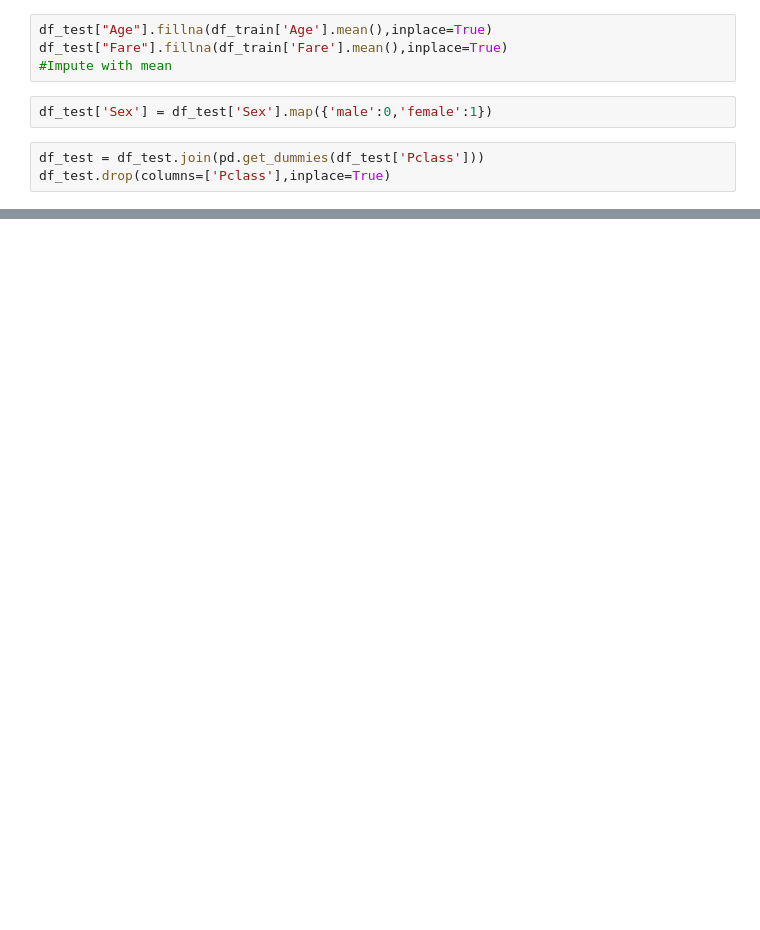
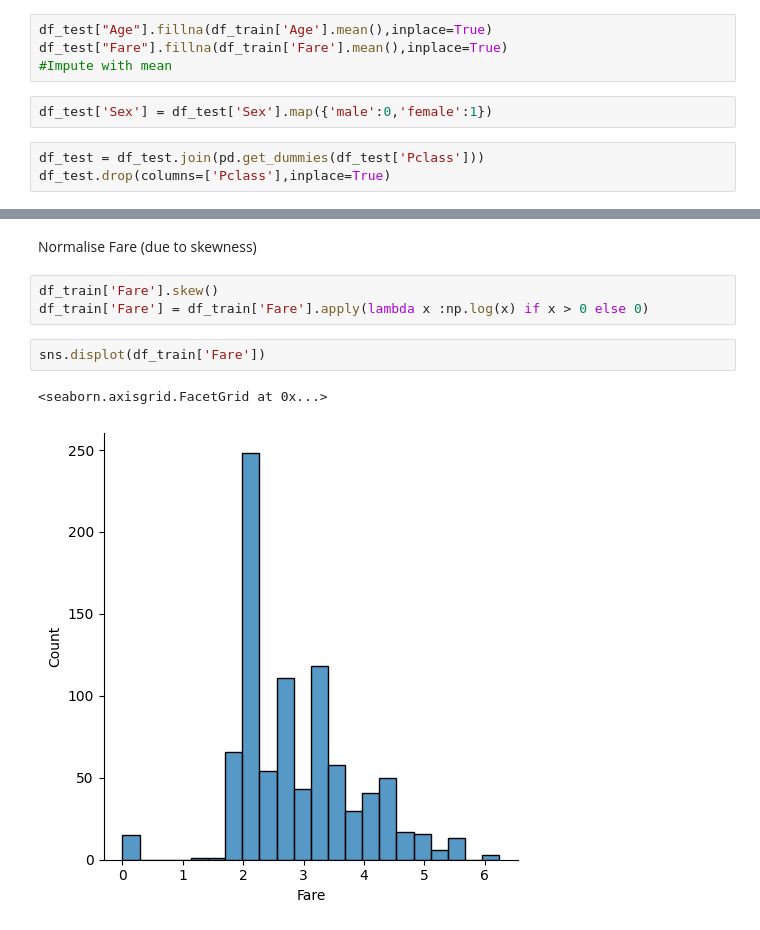
Before and after one commit to MarcusO17/kaggle-comps, a Jupyter notebook: main.ipynb, the cells around one changed output, grey strips where cells are left out. Drawn from its saved outputs; the diff is of its cells as text; blank space fills up the shorter version.

```diff
--- a/main.ipynb
+++ b/main.ipynb
@@ -478,0 +501,10 @@ df_test
+# %% [markdown]
+Normalise Fare (due to skewness)
+# %%
+df_train['Fare'].skew()
+df_train['Fare'] = df_train['Fare'].apply(lambda x :np.log(x) if x > 0 else 0)
+# %%
+sns.displot(df_train['Fare'])
+# %% [output]
+<seaborn.axisgrid.FacetGrid at 0x...>
+[figure, added]
```
Also changed, not shown: parts of 13 cells of this notebook, 1 other file.
